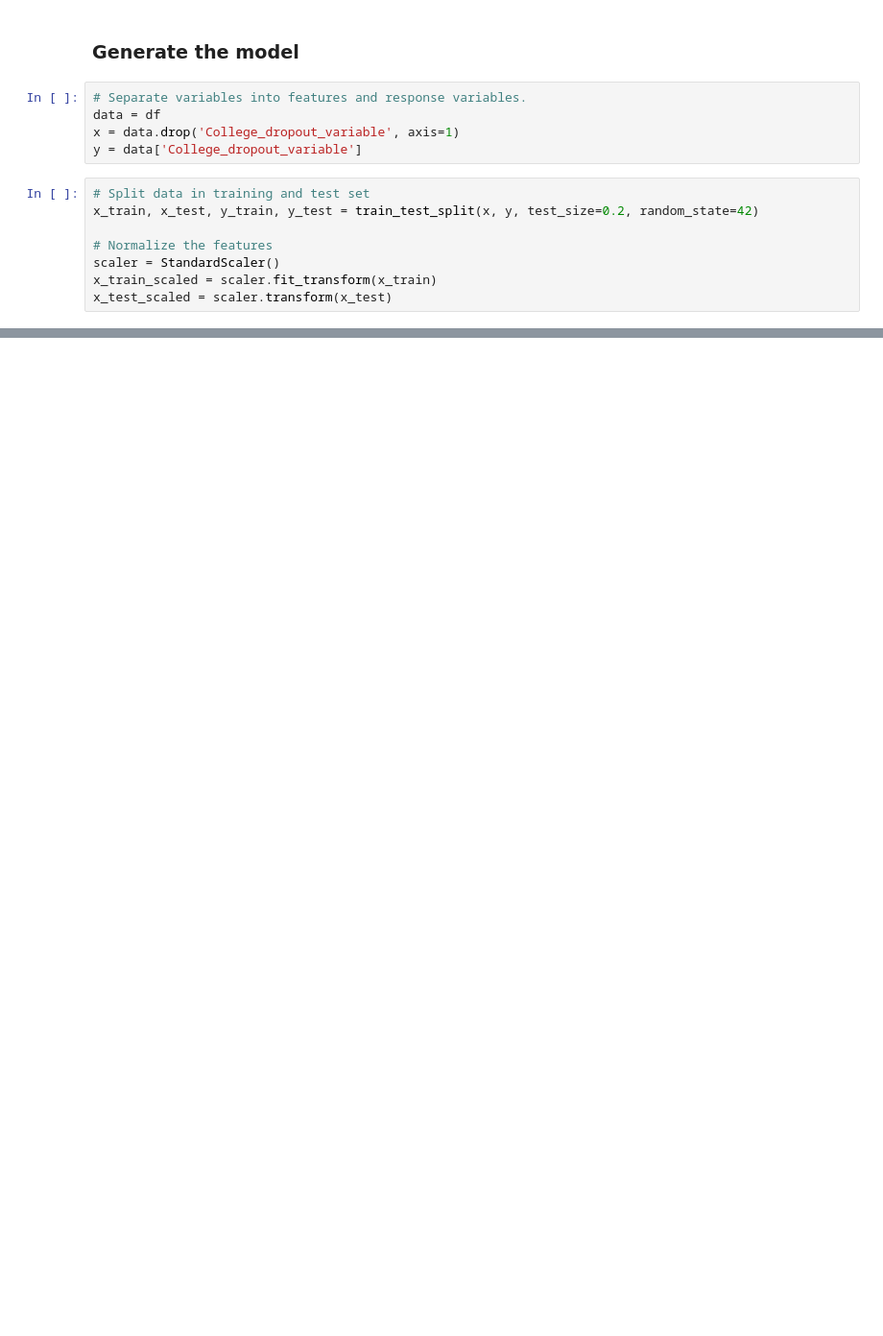
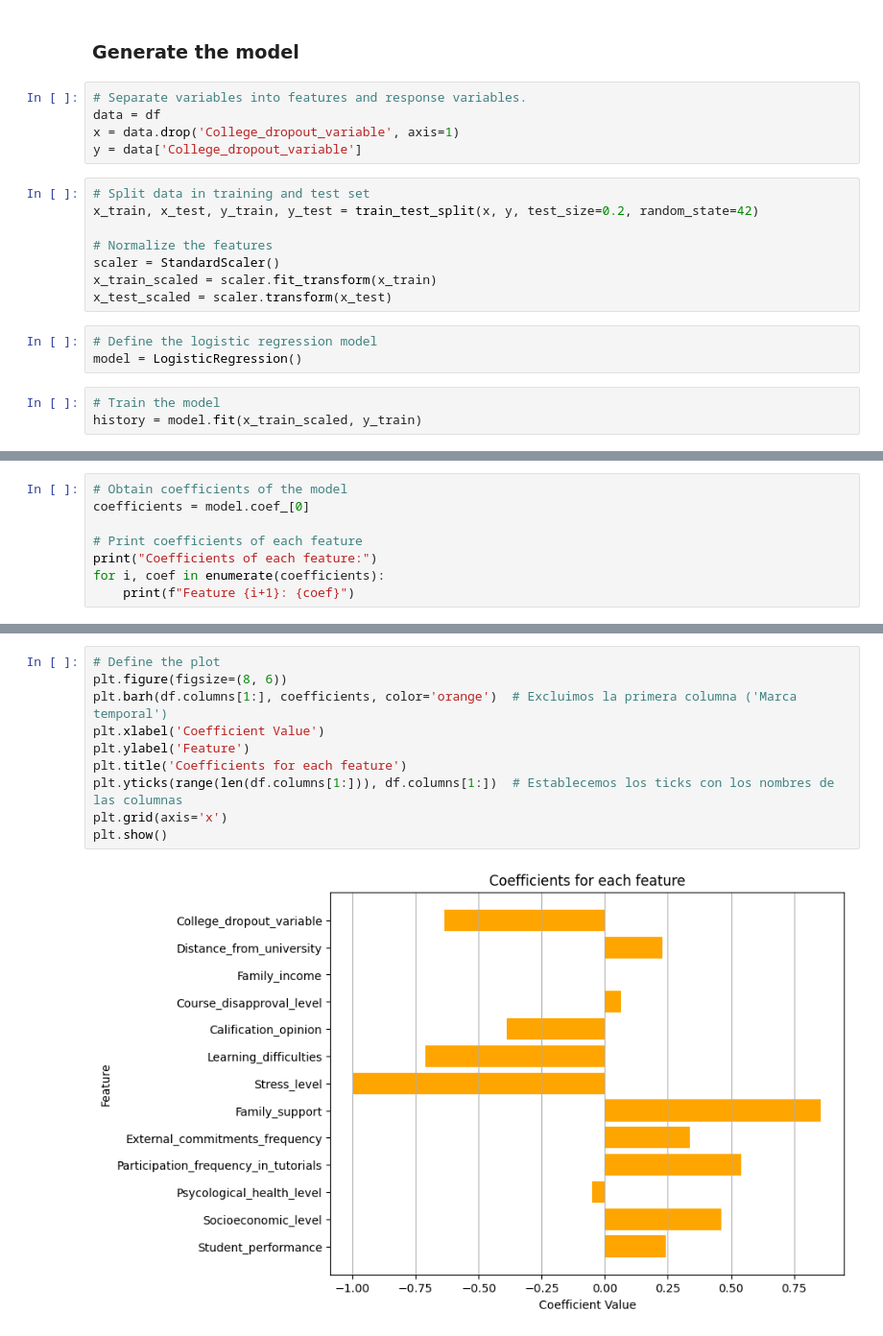
Before and after one commit to JohanPaolo/LogisticRegressionModel, a Jupyter notebook: Modelo regresión logística - Deserción estudiantil.ipynb, the cells around one changed output, grey strips where cells are left out. Shown at 96% size. Cells and saved outputs as stored; diff of their text form; blank space fills up the shorter version.

Commit message:
Model evaluation finished

```diff
--- a/Modelo regresión logística - Deserción estudiantil.ipynb
+++ b/Modelo regresión logística - Deserción estudiantil.ipynb
@@ -192,3 +192,9 @@ x_train, x_test, y_train, y_test = train_test_split(x, y, test_size=0.2, random_
 scaler = StandardScaler()
 x_train_scaled = scaler.fit_transform(x_train)
 x_test_scaled = scaler.transform(x_test)
+# %%
+# Define the logistic regression model
+model = LogisticRegression()
+# %%
+# Train the model
+history = model.fit(x_train_scaled, y_train)
@@ -194,0 +212,8 @@ x_test_scaled = scaler.transform(x_test)
+# %%
+# Obtain coefficients of the model
+coefficients = model.coef_[0]
+
+# Print coefficients of each feature
+print("Coefficients of each feature:")
+for i, coef in enumerate(coefficients):
+    print(f"Feature {i+1}: {coef}")
@@ -194,0 +235,12 @@ x_test_scaled = scaler.transform(x_test)
+# %%
+# Define the plot
+plt.figure(figsize=(8, 6))
+plt.barh(df.columns[1:], coefficients, color='orange')  # Excluimos la primera columna ('Marca temporal')
+plt.xlabel('Coefficient Value')
+plt.ylabel('Feature')
+plt.title('Coefficients for each feature')
+plt.yticks(range(len(df.columns[1:])), df.columns[1:])  # Establecemos los ticks con los nombres de las columnas
+plt.grid(axis='x')
+plt.show()
+# %% [output]
+[figure, added]
```
Also changed, not shown: parts of 5 cells of this notebook.
